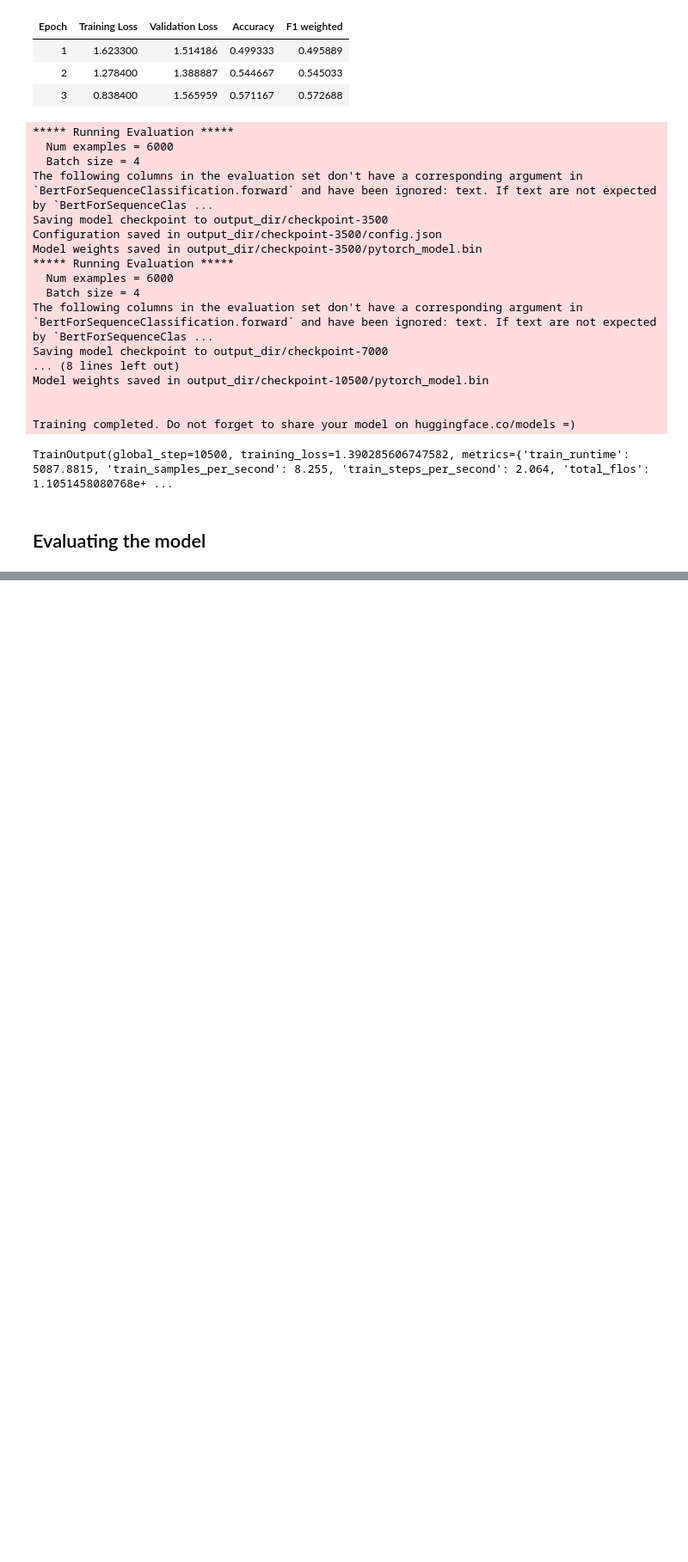
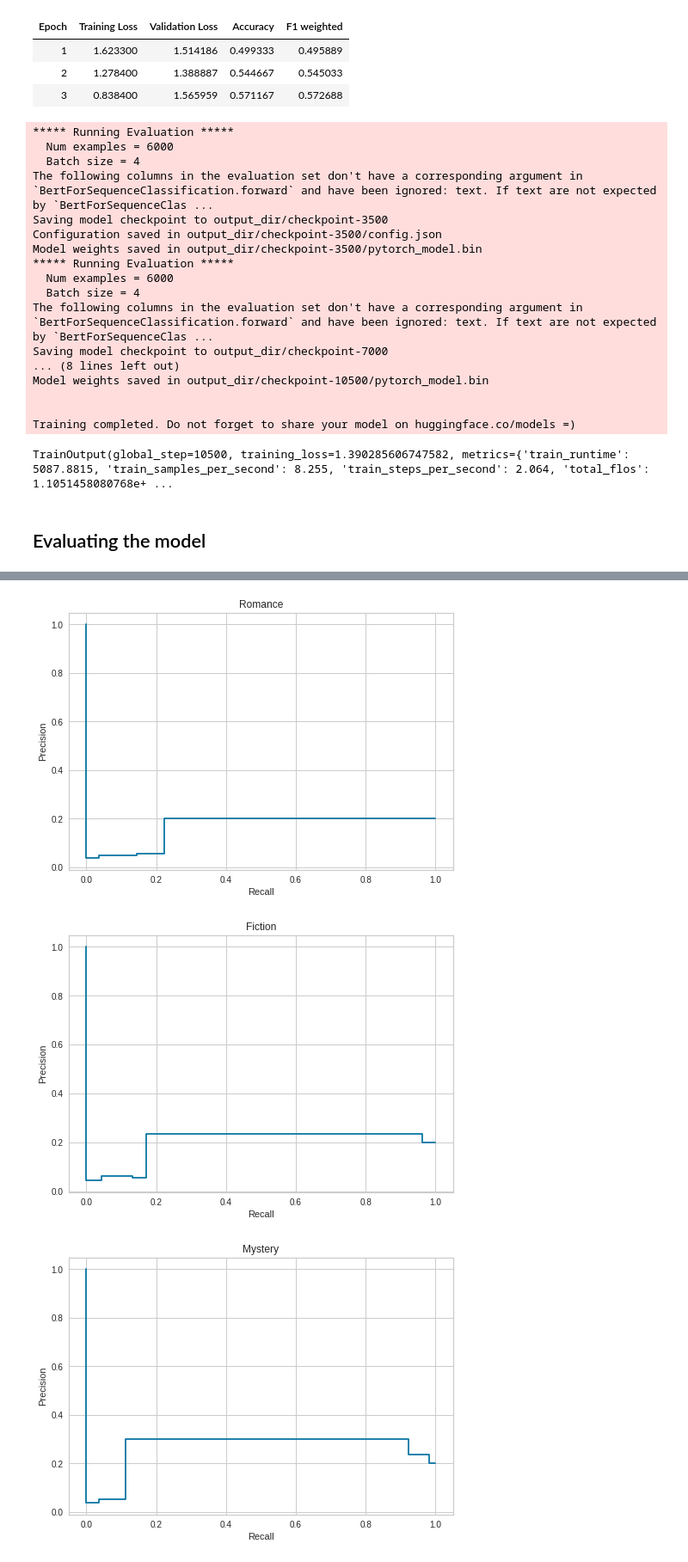
Before and after one commit to lwdovico/goodreads-book-reviews, a Jupyter notebook: Notebooks/03_Classification.ipynb, the cells around one changed output, grey strips where cells are left out. Shown at 86% size. Cells and saved outputs as stored; diff of their text form; code cells hidden in the pictures; blank space fills up the shorter version.

```diff
--- a/Notebooks/03_Classification.ipynb
+++ b/Notebooks/03_Classification.ipynb
@@ -459,0 +667,9 @@ The following columns in the evaluation set don't have a corresponding argument
+# %%
+for i,e in enumerate(genres_corresp2):
+  prec, recall, _ = precision_recall_curve(ytest, y_test_pred, pos_label=model_naive.classes_[i])
+  pr_display = PrecisionRecallDisplay(precision=prec, recall=recall).plot()
+  plt.title(e[1])
+# %% [output]
+[figure, added]
+[figure, added]
+[figure, added]
```
Also changed, not shown: parts of 26 cells of this notebook.
